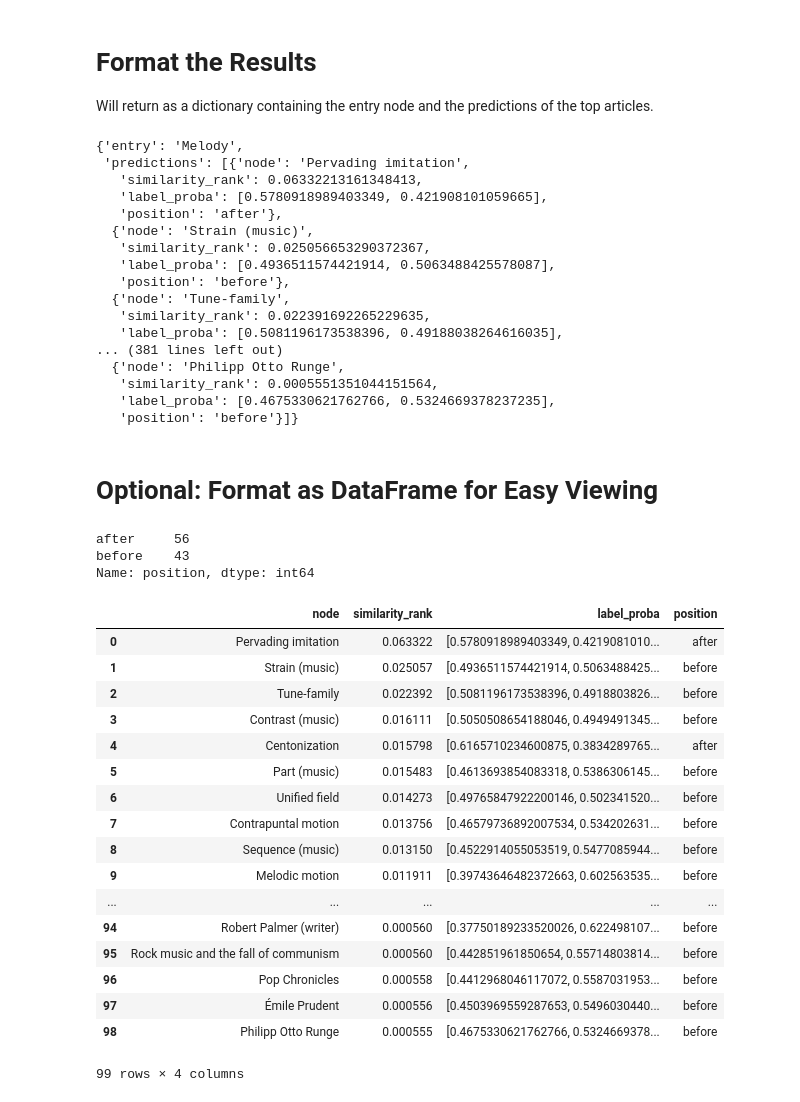
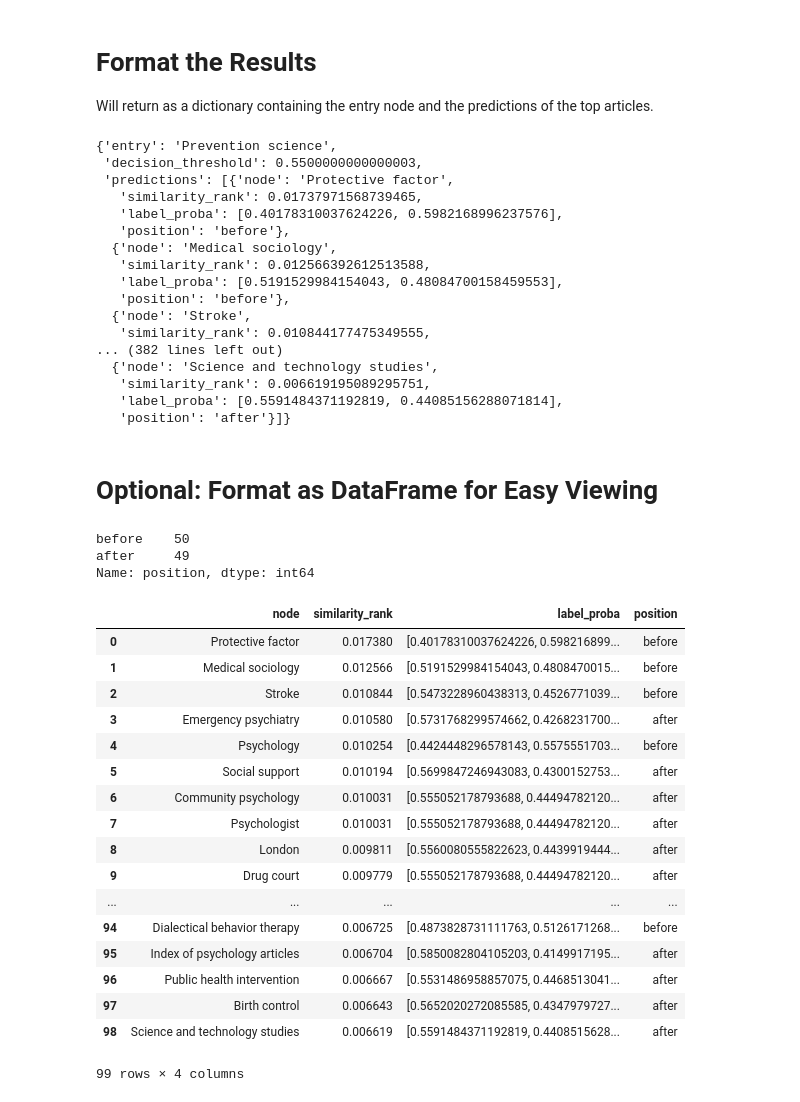
Before and after one commit to QED0711/wiki_learn, a Jupyter notebook: notebooks/prediction_pipeline.ipynb, the cells around one changed output. Cells and saved outputs as stored; diff of their text form; code cells hidden in the pictures.

Commit message:
updated RecommenderPipeline format_results to find optimum decision threshold

```diff
--- a/notebooks/prediction_pipeline.ipynb
+++ b/notebooks/prediction_pipeline.ipynb
@@ -32,7 +35,7 @@ with open("../models/xg_model_semisupervised_v2.pkl", "rb") as model:
 
 After initialization, pass as an argument to a new recommender instance
 # %%
-gc = GraphCreator("https://en.wikipedia.org/wiki/Melody")
+gc = GraphCreator("Prevention science")
 print("Layer 1 nodes:", len(gc.graph.nodes))
 rec = Recommender(gc)
 # %% [output]
@@ -53,48 +56,48 @@ Will return as a dictionary containing the entry node and the predictions of the
 # %%
 rec.format_results()
 # %% [output]
-{'entry': 'Melody',
- 'predictions': [{'node': 'Pervading imitation',
-   'similarity_rank': 0.06332213161348413,
-   'label_proba': [0.5780918989403349, 0.421908101059665],
-   'position': 'after'},
-  {'node': 'Strain (music)',
-   'similarity_rank': 0.025056653290372367,
-   'label_proba': [0.4936511574421914, 0.5063488425578087],
+{'entry': 'Prevention science',
+ 'decision_threshold': 0.5500000000000003,
+ 'predictions': [{'node': 'Protective factor',
+   'similarity_rank': 0.01737971568739465,
+   'label_proba': [0.40178310037624226, 0.5982168996237576],
    'position': 'before'},
-  {'node': 'Tune-family',
-   'similarity_rank': 0.022391692265229635,
-   'label_proba': [0.5081196173538396, 0.49188038264616035],
-... (381 lines left out)
-  {'node': 'Philipp Otto Runge',
-   'similarity_rank': 0.0005551351044151564,
-   'label_proba': [0.4675330621762766, 0.5324669378237235],
-   'position': 'before'}]}
+  {'node': 'Medical sociology',
+   'similarity_rank': 0.012566392612513588,
+   'label_proba': [0.5191529984154043, 0.48084700158459553],
+   'position': 'before'},
+  {'node': 'Stroke',
+   'similarity_rank': 0.010844177475349555,
+... (382 lines left out)
+  {'node': 'Science and technology studies',
+   'similarity_rank': 0.006619195089295751,
+   'label_proba': [0.5591484371192819, 0.44085156288071814],
+   'position': 'after'}]}
 # %% [markdown]
 # Optional: Format as DataFrame for Easy Viewing
 # %%
-recommendations = pd.DataFrame(rec.format_results(decision_threshold=0.53)['predictions'])
+recommendations = pd.DataFrame(rec.format_results()['predictions'])
 print(recommendations.position.value_counts())
 recommendations
 # %% [output]
-after     56
-before    43
+before    50
+after     49
 Name: position, dtype: int64
 |  | node | similarity_rank | label_proba | position |
-| 0 | Pervading imitation | 0.063322 | [0.5780918989403349, 0.4219081010... | after |
-| 1 | Strain (music) | 0.025057 | [0.4936511574421914, 0.5063488425... | before |
-| 2 | Tune-family | 0.022392 | [0.5081196173538396, 0.4918803826... | before |
-| 3 | Contrast (music) | 0.016111 | [0.5050508654188046, 0.4949491345... | before |
-| 4 | Centonization | 0.015798 | [0.6165710234600875, 0.3834289765... | after |
-| 5 | Part (music) | 0.015483 | [0.4613693854083318, 0.5386306145... | before |
-| 6 | Unified field | 0.014273 | [0.49765847922200146, 0.502341520... | before |
-| 7 | Contrapuntal motion | 0.013756 | [0.46579736892007534, 0.534202631... | before |
-| 8 | Sequence (music) | 0.013150 | [0.4522914055053519, 0.5477085944... | before |
-| 9 | Melodic motion | 0.011911 | [0.39743646482372663, 0.602563535... | before |
+| 0 | Protective factor | 0.017380 | [0.40178310037624226, 0.598216899... | before |
+| 1 | Medical sociology | 0.012566 | [0.5191529984154043, 0.4808470015... | before |
+| 2 | Stroke | 0.010844 | [0.5473228960438313, 0.4526771039... | before |
+| 3 | Emergency psychiatry | 0.010580 | [0.5731768299574662, 0.4268231700... | after |
+| 4 | Psychology | 0.010254 | [0.4424448296578143, 0.5575551703... | before |
+| 5 | Social support | 0.010194 | [0.5699847246943083, 0.4300152753... | after |
+| 6 | Community psychology | 0.010031 | [0.555052178793688, 0.44494782120... | after |
+| 7 | Psychologist | 0.010031 | [0.555052178793688, 0.44494782120... | after |
+| 8 | London | 0.009811 | [0.5560080555822623, 0.4439919444... | after |
+| 9 | Drug court | 0.009779 | [0.555052178793688, 0.44494782120... | after |
 | ... | ... | ... | ... | ... |
-| 94 | Robert Palmer (writer) | 0.000560 | [0.37750189233520026, 0.622498107... | before |
-| 95 | Rock music and the fall of communism | 0.000560 | [0.442851961850654, 0.55714803814... | before |
-| 96 | Pop Chronicles | 0.000558 | [0.4412968046117072, 0.5587031953... | before |
-| 97 | Émile Prudent | 0.000556 | [0.4503969559287653, 0.5496030440... | before |
-| 98 | Philipp Otto Runge | 0.000555 | [0.4675330621762766, 0.5324669378... | before |
+| 94 | Dialectical behavior therapy | 0.006725 | [0.4873828731111763, 0.5126171268... | before |
+| 95 | Index of psychology articles | 0.006704 | [0.5850082804105203, 0.4149917195... | after |
+| 96 | Public health intervention | 0.006667 | [0.5531486958857075, 0.4468513041... | after |
+| 97 | Birth control | 0.006643 | [0.5652020272085585, 0.4347979727... | after |
+| 98 | Science and technology studies | 0.006619 | [0.5591484371192819, 0.4408515628... | after |
 99 rows × 4 columns
```
Also changed, not shown: parts of 2 cells of this notebook, 1 other file.
